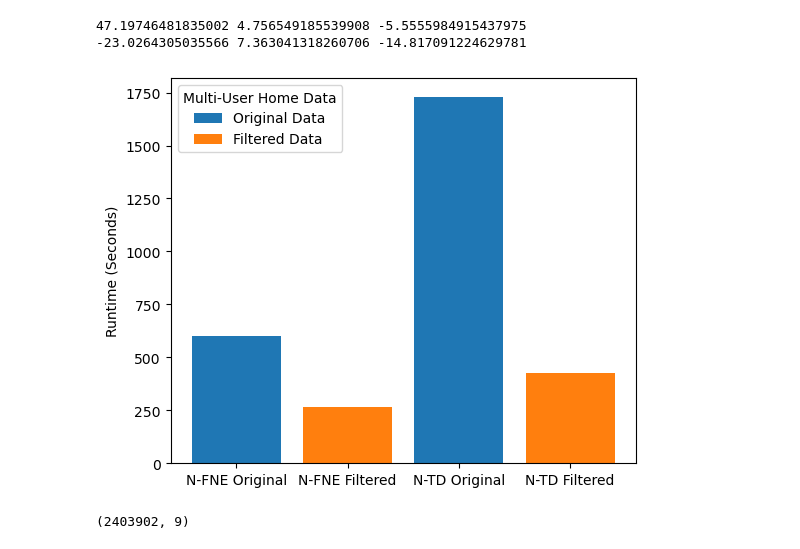
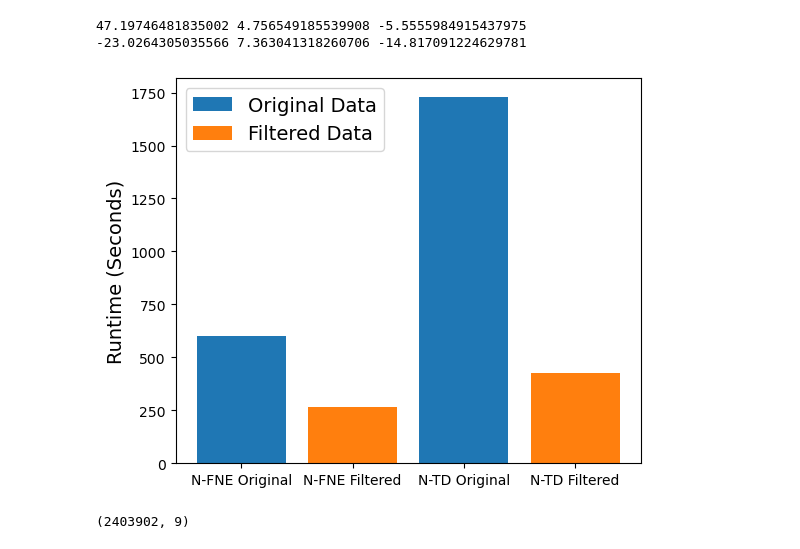
Before and after one commit to AsifTanvir/SEAD-analysis, a Jupyter notebook: Home_data_analysis.ipynb, the cells around one changed output. Saved outputs shown, nothing was run; the diff lists cells and outputs as text; code cells hidden in the pictures.

```diff
--- a/Home_data_analysis.ipynb
+++ b/Home_data_analysis.ipynb
@@ -643,36 +643,38 @@ functions = ['N-FNE Original', 'N-FNE Filtered', 'N-TD Original', 'N-TD Filtered
 # start_time = time.time()
 # time_delta(home_data, td_adjacency_matrix)
 # end_time = time.time()
 
 # runtime3 = end_time - start_time
 # runtimes.append(runtime3)
 
 # # Runtime for TD filtered data
 # start_time = time.time()
 # fd2 = anomaly_detection_and_removal(home_data, filtered_home_data, 'h')
 # time_delta(fd2, td_adjacency_matrix_filtered)
 # end_time = time.time()
 
 # runtime4 = end_time - start_time
 # runtimes.append(runtime4)
 
 # print(runtimes)
 
 runtimes = [599.172899723053, 265.4587552547455, 1730.8033246994019, 427.48683047294617]
 
 fig, ax = plt.subplots(figsize=(6, 5))
 bar_labels = ['Original Data', 'Filtered Data', '_Original Data', '_Filtered Data']
 bar_colors = ['tab:blue', 'tab:orange', 'tab:blue', 'tab:orange']
 
 ax.bar(functions, runtimes, label=bar_labels, color=bar_colors)
 
-ax.set_ylabel('Runtime (Seconds)')
+ax.set_ylabel('Runtime (Seconds)', fontsize=14)
 # ax.set_title('Runtime of different algorithms for regular and filtered data')
-ax.legend(title='Multi-User Home Data')
+# ax.legend(title='Multi-User Home Data', fontsize=14)
+ax.legend(loc='upper left', fontsize=14)
+
 plt.savefig("./Plots/Home_plots/home_runtime.png", dpi=300)
 plt.show()
 # %% [output]
-[figure, old version]
+[figure, new version]
 # %%
 ## Get dynamic window
 
```
Also changed, not shown: parts of 2 cells of this notebook, 12 other files.
